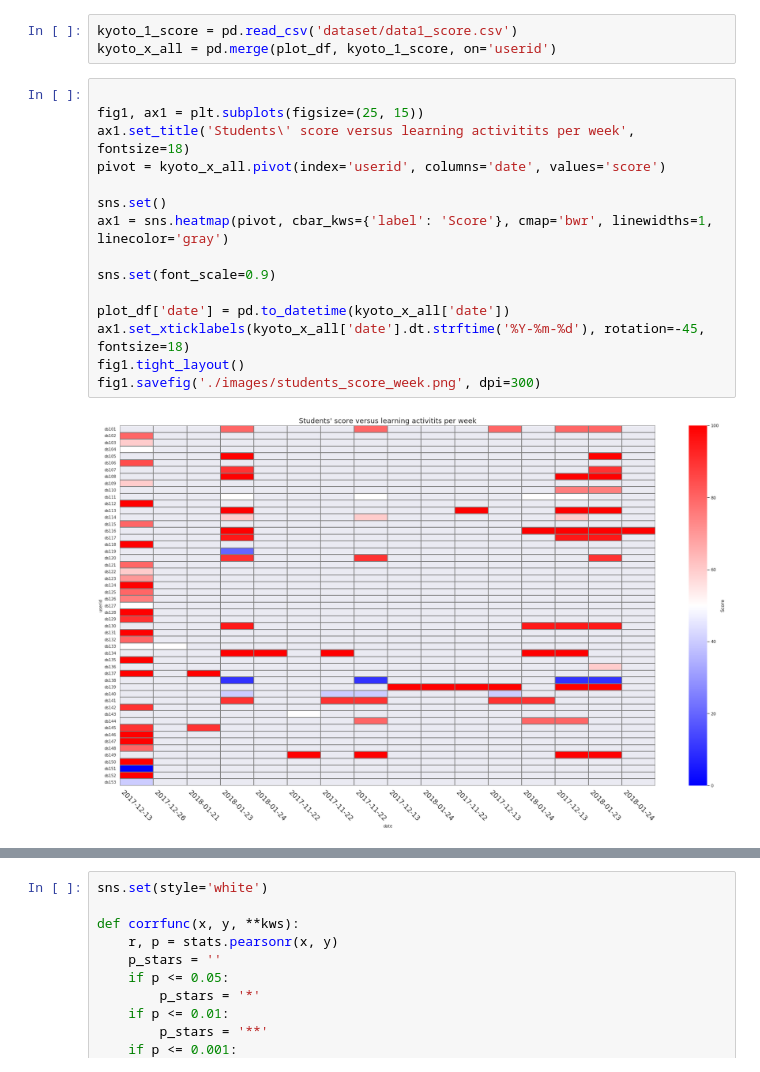
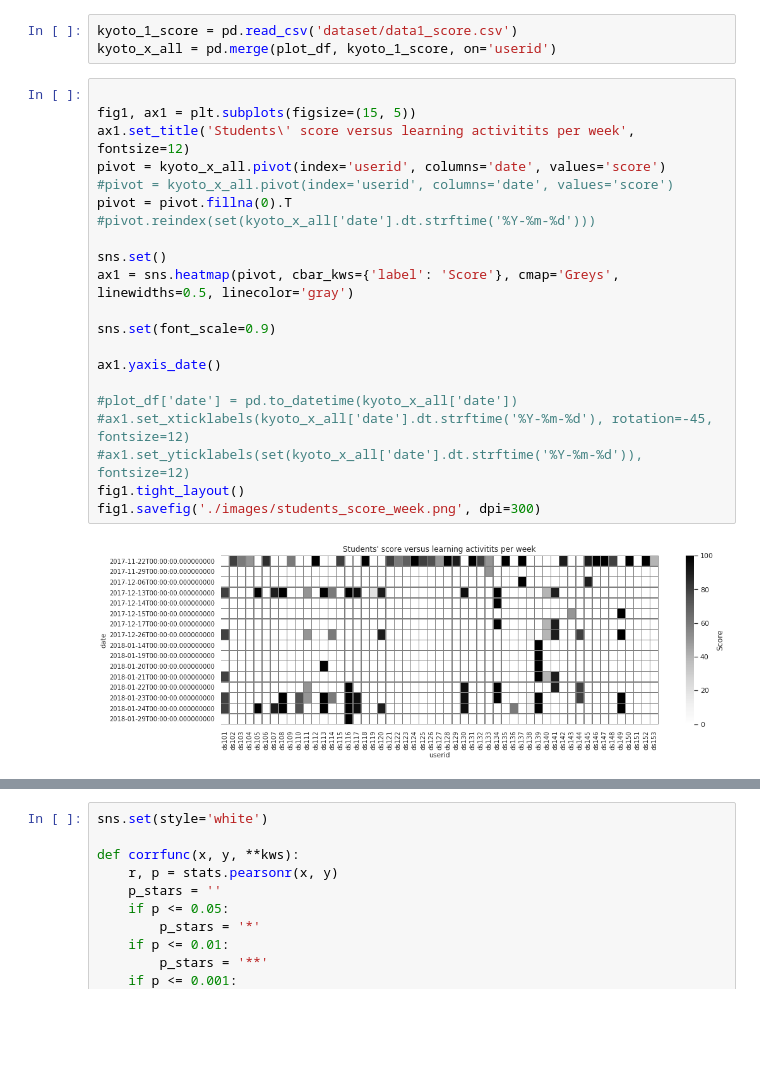
Before and after one commit to owen198/kyoto_ebook, a Jupyter notebook: Data visualization.ipynb, the cells around one changed output, grey strips where cells are left out. Saved outputs shown, nothing was run; the diff lists cells and outputs as text; blank space fills up the shorter version.

```diff
--- a/Data visualization.ipynb
+++ b/Data visualization.ipynb
@@ -106,18 +106,24 @@ kyoto_1_score = pd.read_csv('dataset/data1_score.csv')
 kyoto_x_all = pd.merge(plot_df, kyoto_1_score, on='userid')
 # %%
 
-fig1, ax1 = plt.subplots(figsize=(25, 15))
-ax1.set_title('Students\' score versus learning activitits per week', fontsize=18)
+fig1, ax1 = plt.subplots(figsize=(15, 5))
+ax1.set_title('Students\' score versus learning activitits per week', fontsize=12)
 pivot = kyoto_x_all.pivot(index='userid', columns='date', values='score')
+#pivot = kyoto_x_all.pivot(index='userid', columns='date', values='score')
+pivot = pivot.fillna(0).T
+#pivot.reindex(set(kyoto_x_all['date'].dt.strftime('%Y-%m-%d')))
 
 sns.set()
-ax1 = sns.heatmap(pivot, cbar_kws={'label': 'Score'}, cmap='bwr', linewidths=1, linecolor='gray')
+ax1 = sns.heatmap(pivot, cbar_kws={'label': 'Score'}, cmap='Greys', linewidths=0.5, linecolor='gray')
 
 sns.set(font_scale=0.9)
 
-plot_df['date'] = pd.to_datetime(kyoto_x_all['date'])
-ax1.set_xticklabels(kyoto_x_all['date'].dt.strftime('%Y-%m-%d'), rotation=-45, fontsize=18)
+ax1.yaxis_date()
+
+#plot_df['date'] = pd.to_datetime(kyoto_x_all['date'])
+#ax1.set_xticklabels(kyoto_x_all['date'].dt.strftime('%Y-%m-%d'), rotation=-45, fontsize=12)
+#ax1.set_yticklabels(set(kyoto_x_all['date'].dt.strftime('%Y-%m-%d')), fontsize=12)
 fig1.tight_layout()
 fig1.savefig('./images/students_score_week.png', dpi=300)
 # %% [output]
-[figure, old version]
+[figure, new version]
```
Also changed, not shown: parts of 1 cell of this notebook, 2 other files.
